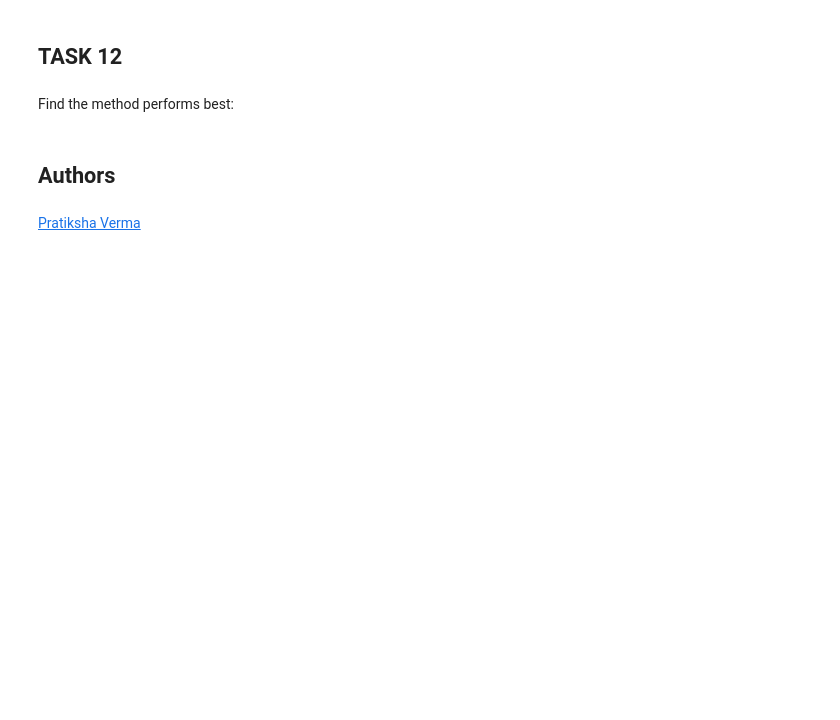
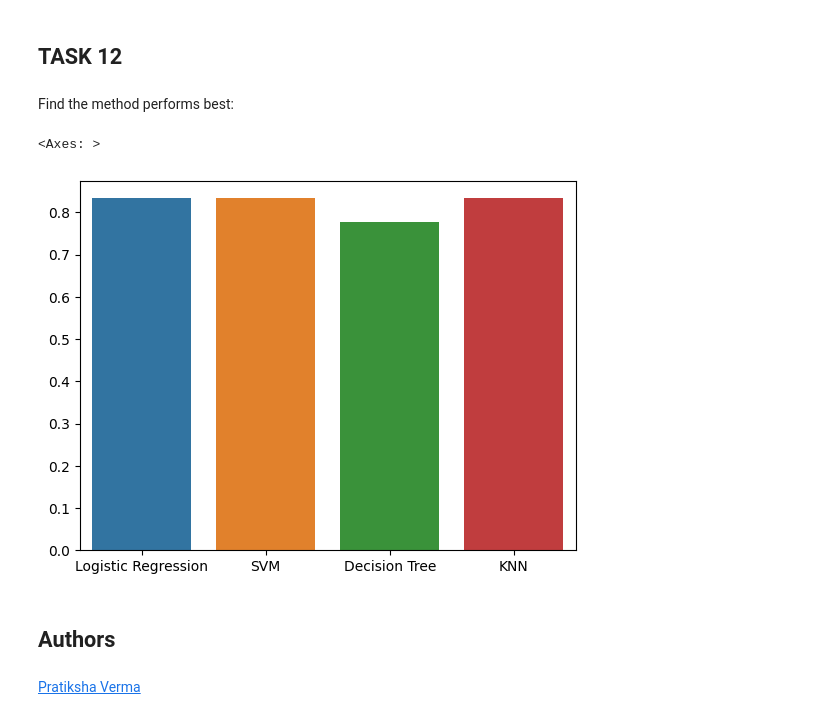
Before and after one commit to FueledByOat/coursera_IBM_ds, a Jupyter notebook: Course_10_Project/SpaceX_Machine_Learning_Prediction_Part_5.jupyterlite.ipynb, the cells around one changed output. Drawn from its saved outputs; the diff is of its cells as text; code cells hidden in the pictures; blank space fills up the shorter version.

```diff
--- a/Course_10_Project/SpaceX_Machine_Learning_Prediction_Part_5.jupyterlite.ipynb
+++ b/Course_10_Project/SpaceX_Machine_Learning_Prediction_Part_5.jupyterlite.ipynb
@@ -186,6 +186,7 @@ accuracy : 0.8464285714285713
 # %% [markdown]
 Calculate the accuracy on the test data using the method <code>score</code>:
 # %%
+logreg_score = logreg_cv.score(X_test, Y_test)
 logreg_cv.score(X_test, Y_test)
 # %% [output]
 0.8333333333333334
@@ -228,6 +229,7 @@ accuracy : 0.8482142857142856
 # %% [markdown]
 Calculate the accuracy on the test data using the method <code>score</code>:
 # %%
+svm_score = svm_cv.score(X_test, Y_test)
 svm_cv.score(X_test, Y_test)
 # %% [output]
 0.8333333333333334
@@ -290,6 +292,7 @@ accuracy : 0.875
 # %% [markdown]
 Calculate the accuracy of tree_cv on the test data using the method <code>score</code>:
 # %%
+tree_score = tree_cv.score(X_test, Y_test)
 tree_cv.score(X_test, Y_test)
 # %% [output]
 0.7777777777777778
@@ -330,6 +333,7 @@ accuracy : 0.8482142857142858
 # %% [markdown]
 Calculate the accuracy of knn_cv on the test data using the method <code>score</code>:
 # %%
+knn_score = knn_cv.score(X_test, Y_test)
 knn_cv.score(X_test, Y_test)
 # %% [output]
 0.8333333333333334
@@ -344,6 +348,13 @@ plot_confusion_matrix(Y_test,yhat)
 ## TASK  12
 # %% [markdown]
 Find the method performs best:
+# %%
+sns.barplot(x = ["Logistic Regression", "SVM", "Decision Tree", "KNN"],
+            y = [logreg_score, svm_score, tree_score, knn_score], hue=["Logistic Regression", "SVM", "Decision Tree", "KNN"],
+            legend = False)
+# %% [output]
+<Axes: >
+[figure, added]
 # %% [markdown]
 ## Authors
 # %% [markdown]
```
Also changed, not shown: parts of 2 cells of this notebook.
